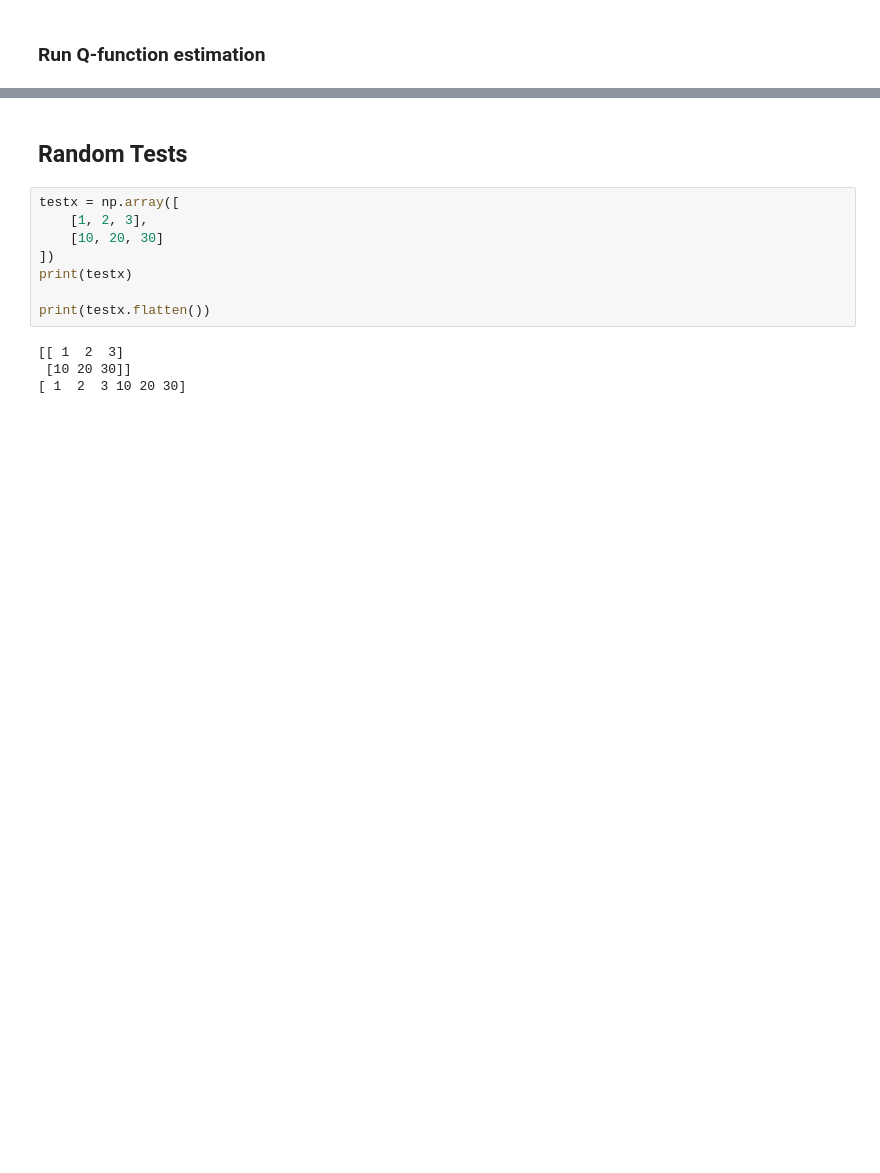
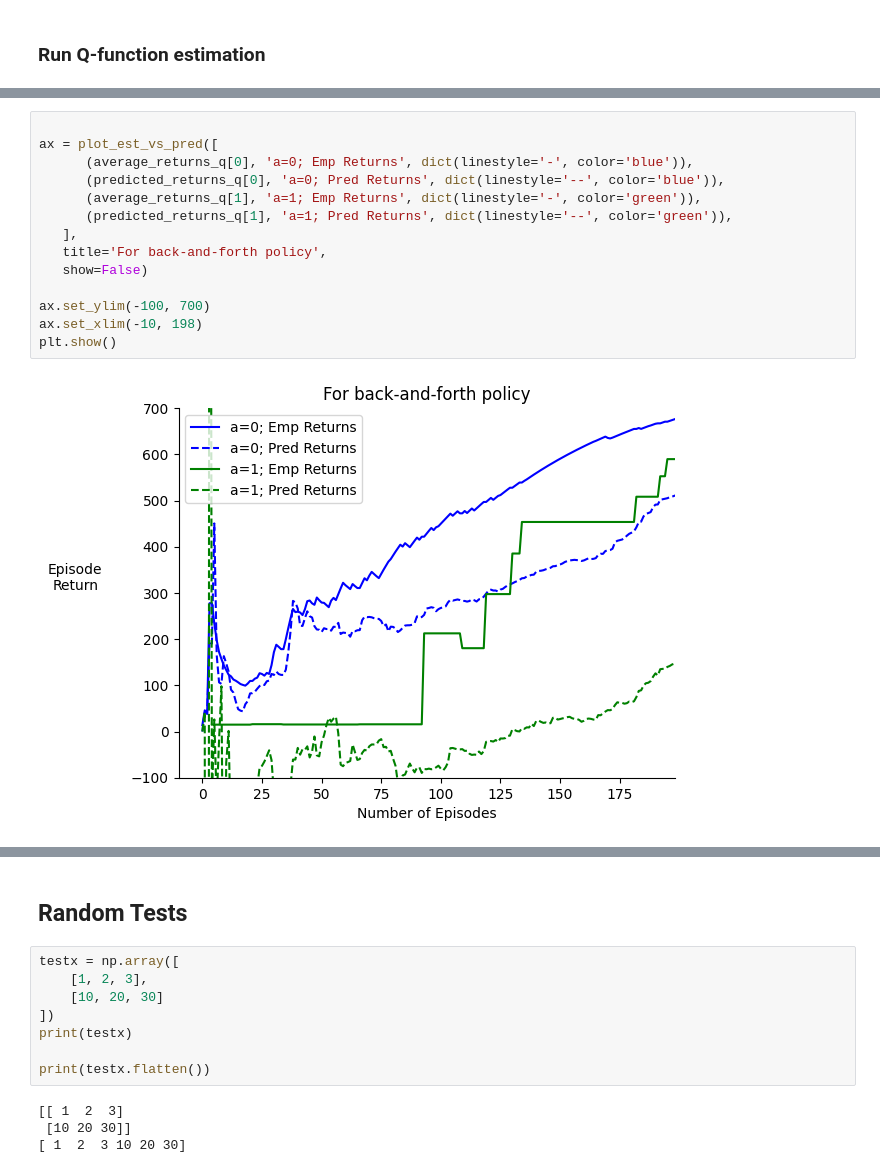
Before and after one commit to aa14k/adaptive_time, a Jupyter notebook: code/adaptive_time/notebooks/scribble_policy_iter.ipynb, the cells around one changed output, grey strips where cells are left out. Drawn from its saved outputs; the diff is of its cells as text; blank space fills up the shorter version.

```diff
--- a/code/adaptive_time/notebooks/scribble_policy_iter.ipynb
+++ b/code/adaptive_time/notebooks/scribble_policy_iter.ipynb
@@ -315,0 +516,16 @@ plt.show()
+# %%
+
+ax = plot_est_vs_pred([
+      (average_returns_q[0], 'a=0; Emp Returns', dict(linestyle='-', color='blue')),
+      (predicted_returns_q[0], 'a=0; Pred Returns', dict(linestyle='--', color='blue')),
+      (average_returns_q[1], 'a=1; Emp Returns', dict(linestyle='-', color='green')),
+      (predicted_returns_q[1], 'a=1; Pred Returns', dict(linestyle='--', color='green')),
+   ],
+   title='For back-and-forth policy',
+   show=False)
+
+ax.set_ylim(-100, 700)
+ax.set_xlim(-10, 198)
+plt.show()
+# %% [output]
+[figure, added]
```
Also changed, not shown: parts of 20 cells of this notebook.
